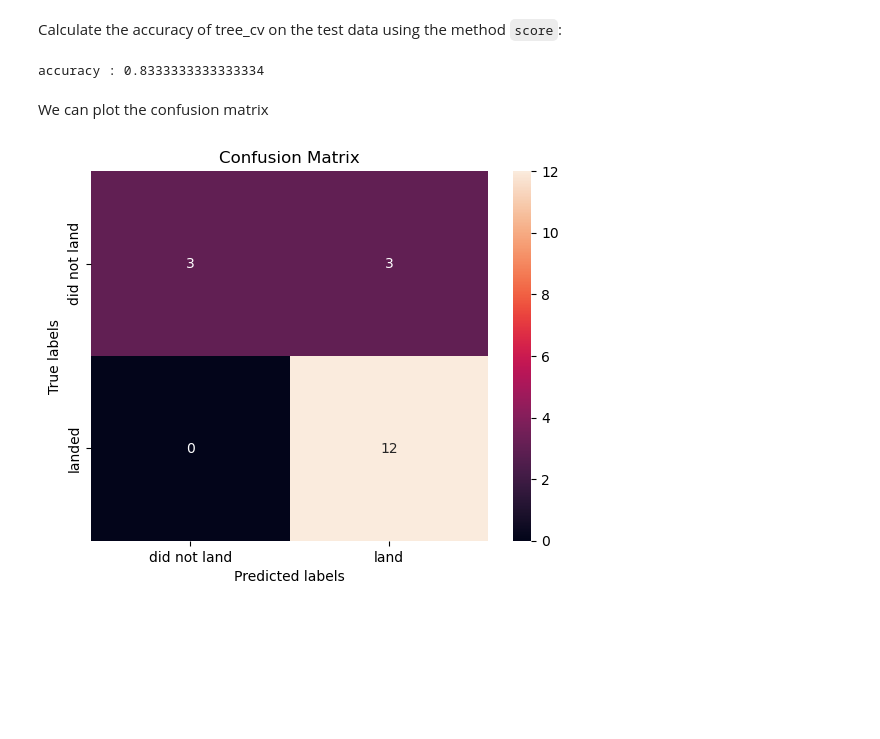
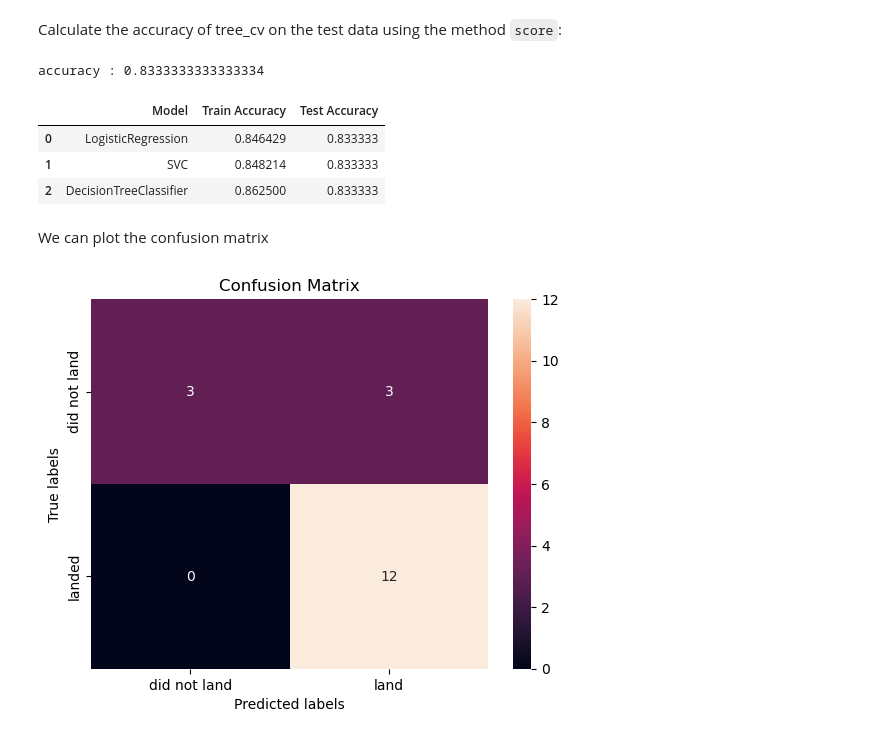
Before and after one commit to RaoNarahari22/IBM_Course_10, a Jupyter notebook: SpaceX_Machine_Learning_Prediction_Part_5.jupyterlite.ipynb, the cells around one changed output. Cells and saved outputs as stored; diff of their text form; code cells hidden in the pictures; blank space fills up the shorter version.

```diff
--- a/SpaceX_Machine_Learning_Prediction_Part_5.jupyterlite.ipynb
+++ b/SpaceX_Machine_Learning_Prediction_Part_5.jupyterlite.ipynb
@@ -350,6 +368,14 @@ Calculate the accuracy of tree_cv on the test data using the method <code>score<
 print("accuracy :",tree_cv.best_estimator_.score( X_test, Y_test))
 # %% [output]
 accuracy : 0.8333333333333334
+# %%
+accuracy_results.loc[len(accuracy_results)] = ['DecisionTreeClassifier', tree_cv.best_score_, tree_cv.best_estimator_.score( X_test, Y_test)]
+accuracy_results
+# %% [output]
+|  | Model | Train Accuracy | Test Accuracy |
+| 0 | LogisticRegression | 0.846429 | 0.833333 |
+| 1 | SVC | 0.848214 | 0.833333 |
+| 2 | DecisionTreeClassifier | 0.862500 | 0.833333 |
 # %% [markdown]
 We can plot the confusion matrix
 # %%
```
Also changed, not shown: parts of 8 cells of this notebook.
